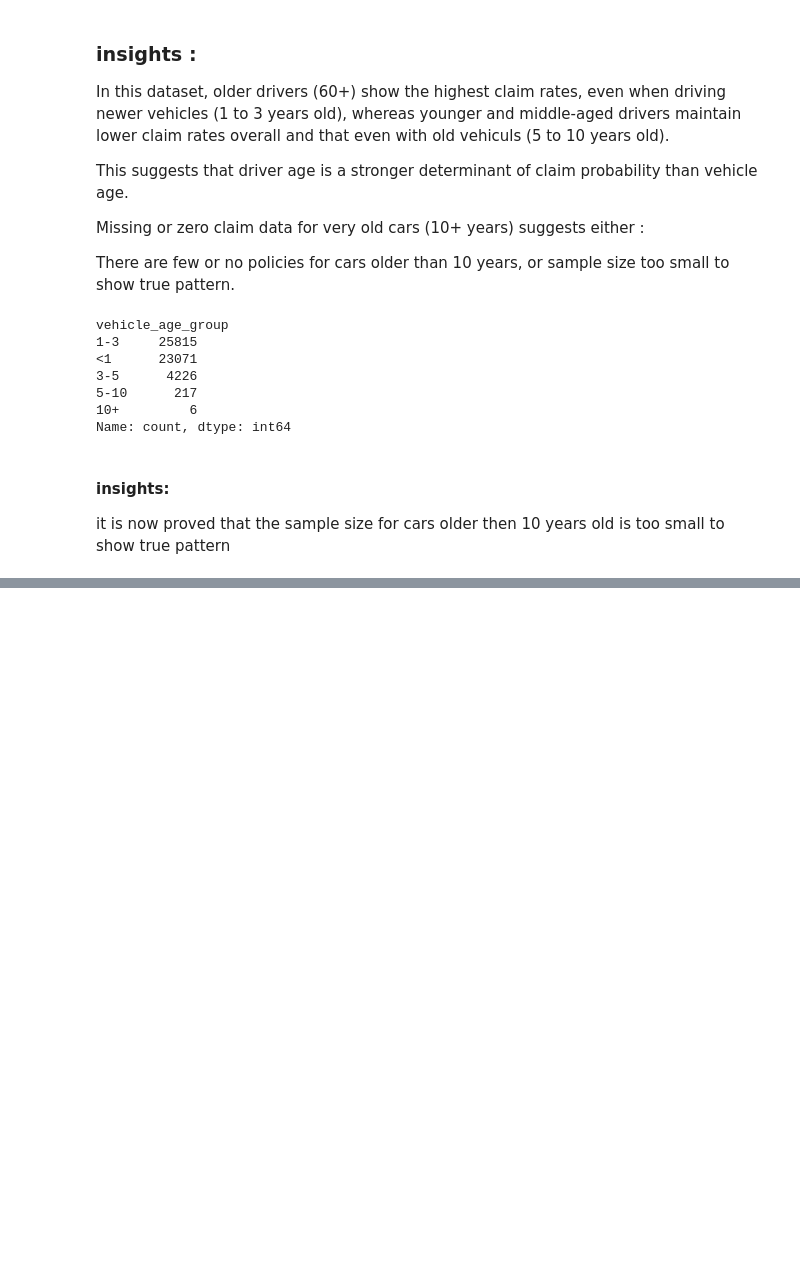
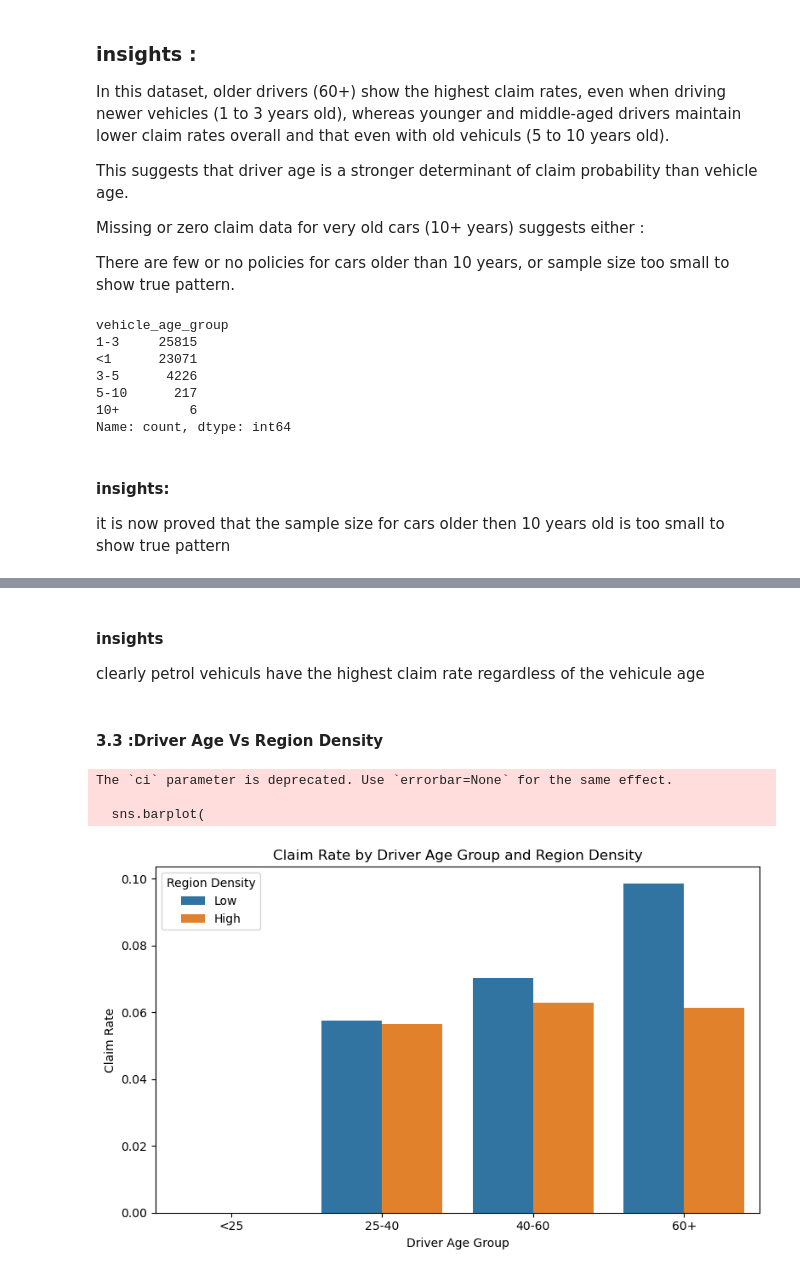
Before and after one commit to tlilimaryem7-cloud/project-2-eda-sql, a Jupyter notebook: EDA_insurance_claim.ipynb, the cells around one changed output, grey strips where cells are left out. Saved outputs shown, nothing was run; the diff lists cells and outputs as text; code cells hidden in the pictures; blank space fills up the shorter version.

```diff
--- a/EDA_insurance_claim.ipynb
+++ b/EDA_insurance_claim.ipynb
@@ -354,0 +376,37 @@ Utility    6.04     NaN     NaN
+# %% [markdown]
+#### insights
+
+clearly petrol vehiculs have the highest claim rate regardless of the vehicule age
+# %% [markdown]
+#### 3.3 :Driver Age Vs Region Density
+# %%
+# Define two bins: Low and High
+df_cleaned['region_density_group'] = pd.cut(
+    df_cleaned['region_density'],
+    bins=[-1, df_cleaned['region_density'].median(), df_cleaned['region_density'].max()],
+    labels=['Low', 'High']
+)
+
+# Optional: check counts
+df_cleaned['region_density_group'].value_counts()
+
+
+plt.figure(figsize=(8,5))
+sns.barplot(
+    data=df_cleaned,
+    x='driver_age_group',
+    y='claim_status',
+    hue='region_density_group',
+    ci=None
+)
+plt.title("Claim Rate by Driver Age Group and Region Density")
+plt.ylabel("Claim Rate")
+plt.xlabel("Driver Age Group")
+plt.legend(title="Region Density")
+plt.tight_layout()
+plt.show()
+# %% [output]
+The `ci` parameter is deprecated. Use `errorbar=None` for the same effect.
+
+  sns.barplot(
+[figure, added]
```
Also changed, not shown: parts of 24 cells of this notebook.
